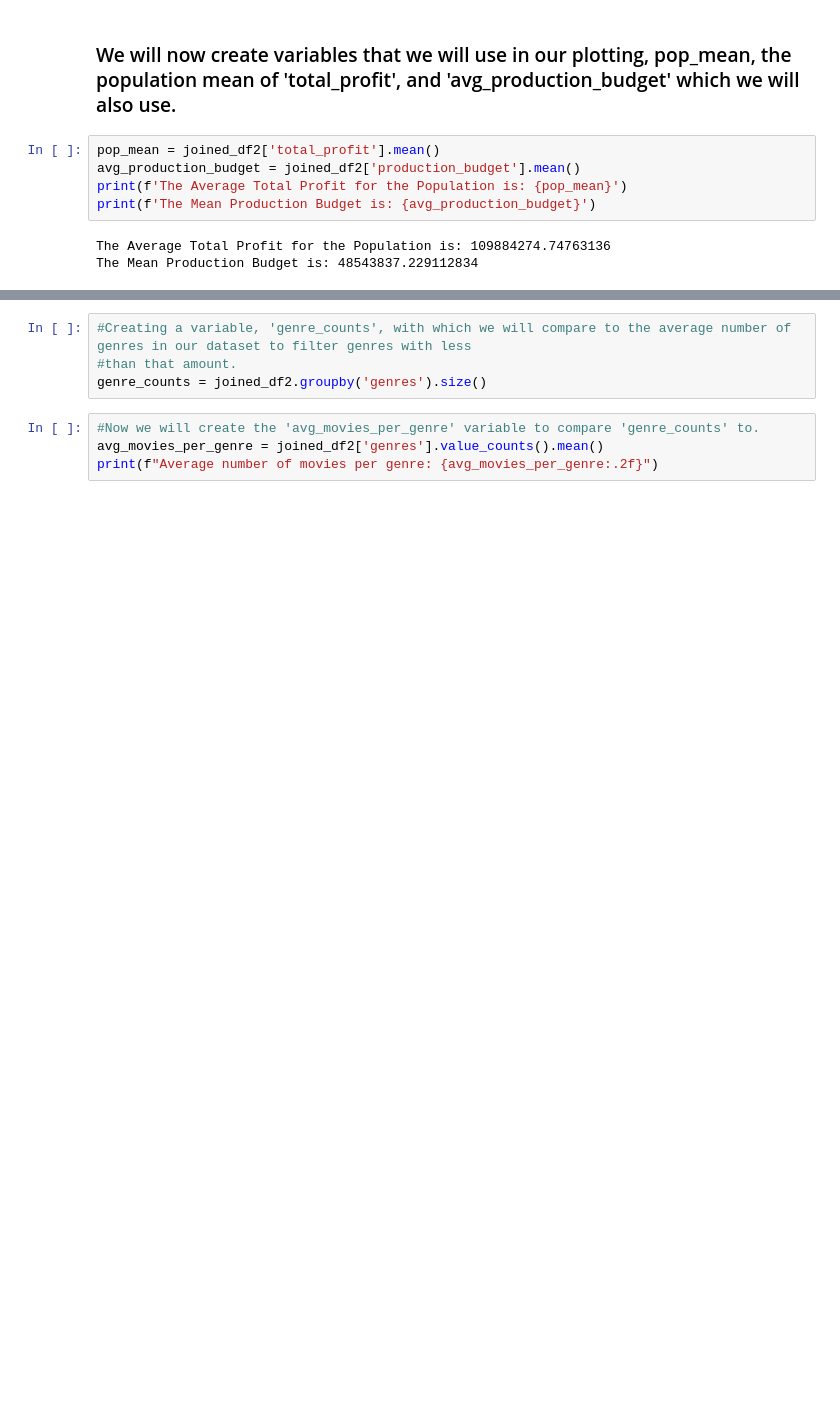
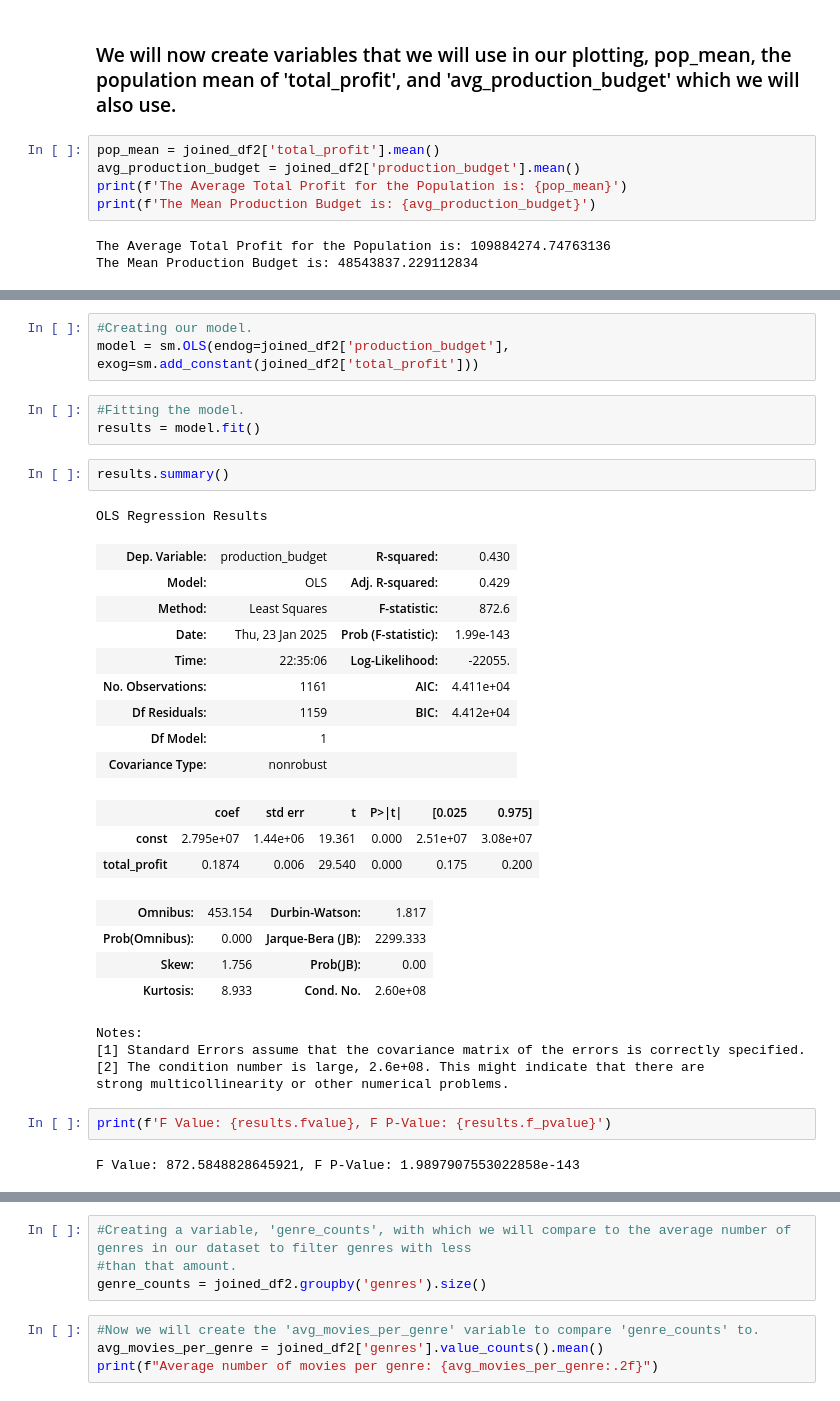
Before and after one commit to JesseMooreDS/dsc-phase-2-project-v3, a Jupyter notebook: exploratory.ipynb, the cells around one changed output, grey strips where cells are left out. Drawn from its saved outputs; the diff is of its cells as text; blank space fills up the shorter version.

```diff
--- a/exploratory.ipynb
+++ b/exploratory.ipynb
@@ -284,0 +358,34 @@ The Mean Production Budget is: 48543837.229112834
+# %%
+#Creating our model.
+model = sm.OLS(endog=joined_df2['production_budget'], exog=sm.add_constant(joined_df2['total_profit']))
+# %%
+#Fitting the model.
+results = model.fit()
+# %%
+results.summary()
+# %% [output]
+OLS Regression Results
+| Dep. Variable: | production_budget | R-squared: | 0.430 |
+| Model: | OLS | Adj. R-squared: | 0.429 |
+| Method: | Least Squares | F-statistic: | 872.6 |
+| Date: | Thu, 23 Jan 2025 | Prob (F-statistic): | 1.99e-143 |
+| Time: | 22:35:06 | Log-Likelihood: | -22055. |
+| No. Observations: | 1161 | AIC: | 4.411e+04 |
+| Df Residuals: | 1159 | BIC: | 4.412e+04 |
+| Df Model: | 1 |  |  |
+| Covariance Type: | nonrobust |  |  |
+|  | coef | std err | t | P>|t| | [0.025 | 0.975] |
+| const | 2.795e+07 | 1.44e+06 | 19.361 | 0.000 | 2.51e+07 | 3.08e+07 |
+| total_profit | 0.1874 | 0.006 | 29.540 | 0.000 | 0.175 | 0.200 |
+| Omnibus: | 453.154 | Durbin-Watson: | 1.817 |
+| Prob(Omnibus): | 0.000 | Jarque-Bera (JB): | 2299.333 |
+| Skew: | 1.756 | Prob(JB): | 0.00 |
+| Kurtosis: | 8.933 | Cond. No. | 2.60e+08 |
+Notes:
+[1] Standard Errors assume that the covariance matrix of the errors is correctly specified.
+[2] The condition number is large, 2.6e+08. This might indicate that there are
+strong multicollinearity or other numerical problems.
+# %%
+print(f'F Value: {results.fvalue}, F P-Value: {results.f_pvalue}')
+# %% [output]
+F Value: 872.5848828645921, F P-Value: 1.9897907553022858e-143
```
Also changed, not shown: parts of 16 cells of this notebook, 4 other files.
